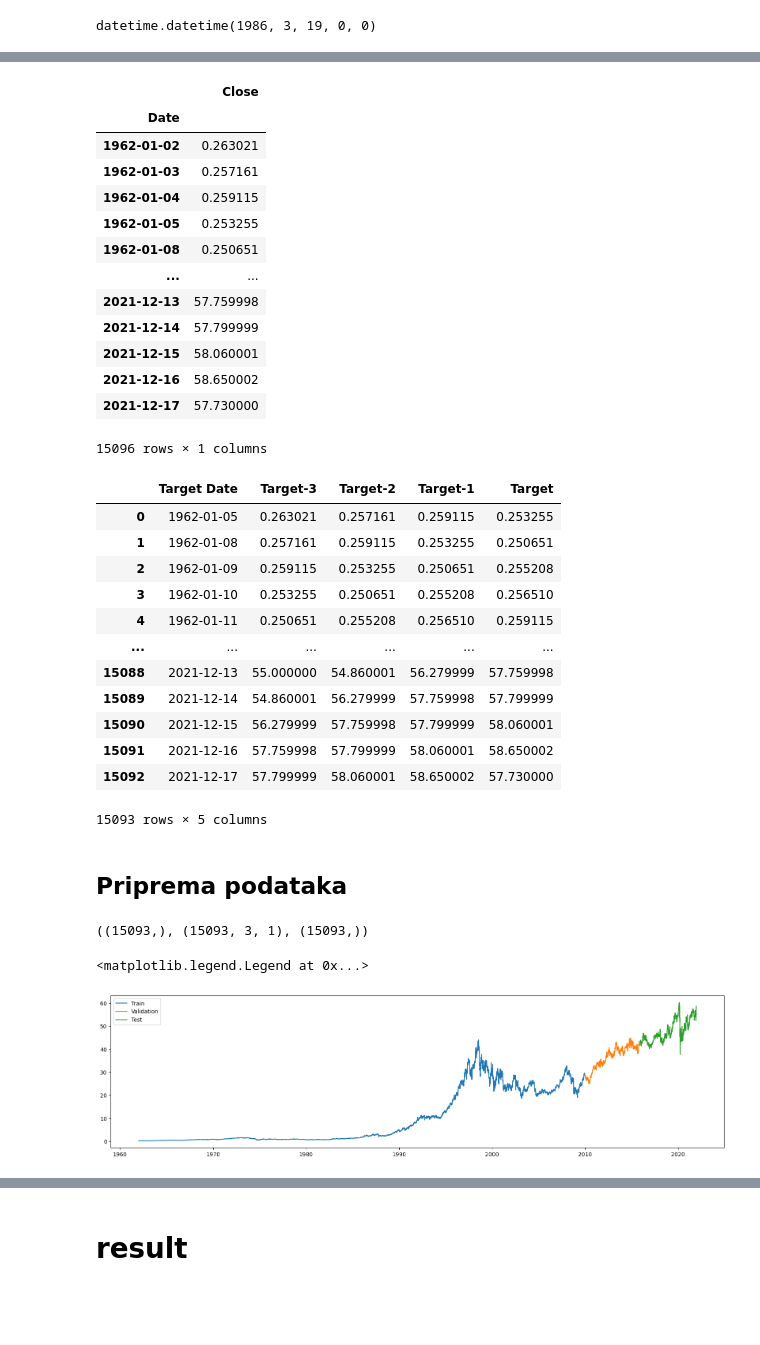
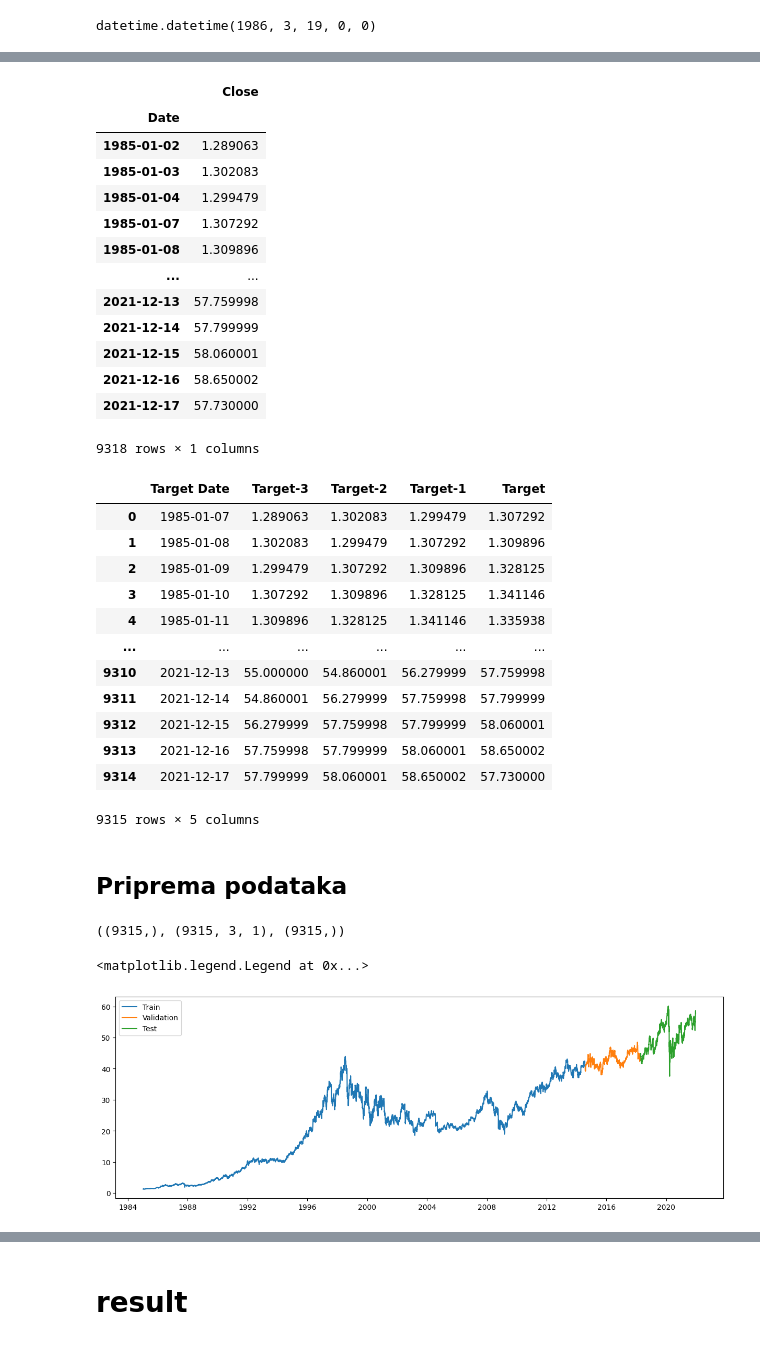
Before and after one commit to milicaj00/ML-Forecasting, a Jupyter notebook: main1 copy 2.ipynb, the cells around one changed output, grey strips where cells are left out. Saved outputs shown, nothing was run; the diff lists cells and outputs as text; code cells hidden in the pictures; blank space fills up the shorter version.

```diff
--- a/main1 copy 2.ipynb
+++ b/main1 copy 2.ipynb
@@ -183,3 +195,5 @@ Podela podataka na train, val i test skup (70%, 20%, 10%).
+# %%
+data = data["1985":]
 # %%
 data = data.drop(columns=['High', 'Low', 'Open', 'Adj Close', 'Volume'])
 # %%
@@ -2020,18 +2148,18 @@ data2
 # %% [output]
 |  | Close |
 | Date |  |
-| 1962-01-02 | 0.263021 |
-| 1962-01-03 | 0.257161 |
-| 1962-01-04 | 0.259115 |
-| 1962-01-05 | 0.253255 |
-| 1962-01-08 | 0.250651 |
+| 1985-01-02 | 1.289063 |
+| 1985-01-03 | 1.302083 |
+| 1985-01-04 | 1.299479 |
+| 1985-01-07 | 1.307292 |
+| 1985-01-08 | 1.309896 |
 | ... | ... |
 | 2021-12-13 | 57.759998 |
 | 2021-12-14 | 57.799999 |
 | 2021-12-15 | 58.060001 |
 | 2021-12-16 | 58.650002 |
 | 2021-12-17 | 57.730000 |
-15096 rows × 1 columns
+9318 rows × 1 columns
 # %%
 def df_to_windowed_df(dataframe, first_date_str, last_date_str, n=3):
   first_date = str_to_datetime(first_date_str)
@@ -2084,27 +2212,24 @@ def df_to_windowed_df(dataframe, first_date_str, last_date_str, n=3):
 
   return ret_df
 
-# Start day second time around: '2021-03-25'
-windowed_df = df_to_windowed_df(data,
-                                '1962-01-05',
-                                '2021-12-17',
-                                n=3)
+
+windowed_df = df_to_windowed_df(data, '1985-01-07', '2021-12-17', n=3)
 
 windowed_df
 # %% [output]
 |  | Target Date | Target-3 | Target-2 | Target-1 | Target |
-| 0 | 1962-01-05 | 0.263021 | 0.257161 | 0.259115 | 0.253255 |
-| 1 | 1962-01-08 | 0.257161 | 0.259115 | 0.253255 | 0.250651 |
-| 2 | 1962-01-09 | 0.259115 | 0.253255 | 0.250651 | 0.255208 |
-| 3 | 1962-01-10 | 0.253255 | 0.250651 | 0.255208 | 0.256510 |
-| 4 | 1962-01-11 | 0.250651 | 0.255208 | 0.256510 | 0.259115 |
+| 0 | 1985-01-07 | 1.289063 | 1.302083 | 1.299479 | 1.307292 |
+| 1 | 1985-01-08 | 1.302083 | 1.299479 | 1.307292 | 1.309896 |
+| 2 | 1985-01-09 | 1.299479 | 1.307292 | 1.309896 | 1.328125 |
+| 3 | 1985-01-10 | 1.307292 | 1.309896 | 1.328125 | 1.341146 |
+| 4 | 1985-01-11 | 1.309896 | 1.328125 | 1.341146 | 1.335938 |
 | ... | ... | ... | ... | ... | ... |
-| 15088 | 2021-12-13 | 55.000000 | 54.860001 | 56.279999 | 57.759998 |
-| 15089 | 2021-12-14 | 54.860001 | 56.279999 | 57.759998 | 57.799999 |
-| 15090 | 2021-12-15 | 56.279999 | 57.759998 | 57.799999 | 58.060001 |
-| 15091 | 2021-12-16 | 57.759998 | 57.799999 | 58.060001 | 58.650002 |
-| 15092 | 2021-12-17 | 57.799999 | 58.060001 | 58.650002 | 57.730000 |
+| 9310 | 2021-12-13 | 55.000000 | 54.860001 | 56.279999 | 57.759998 |
+| 9311 | 2021-12-14 | 54.860001 | 56.279999 | 57.759998 | 57.799999 |
+| 9312 | 2021-12-15 | 56.279999 | 57.759998 | 57.799999 | 58.060001 |
+| 9313 | 2021-12-16 | 57.759998 | 57.799999 | 58.060001 | 58.650002 |
+| 9314 | 2021-12-17 | 57.799999 | 58.060001 | 58.650002 | 57.730000 |
-15093 rows × 5 columns
+9315 rows × 5 columns
 # %% [markdown]
 ## Priprema podataka
 # %%
@@ -2124,7 +2249,7 @@ dates, X, y = windowed_df_to_date_X_y(windowed_df)
 
 dates.shape, X.shape, y.shape
 # %% [output]
-((15093,), (15093, 3, 1), (15093,))
+((9315,), (9315, 3, 1), (9315,))
 # %%
 q_80 = int(len(dates) * .8)
 q_90 = int(len(dates) * .9)
@@ -2133,12 +2258,12 @@ dates_train, X_train_1, y_train_1 = dates[:q_80], X[:q_80], y[:q_80]
 dates_val, X_val_1, y_val_1 = dates[q_80:q_90], X[q_80:q_90], y[q_80:q_90]
 dates_test, X_test_1, y_test_1 = dates[q_90:], X[q_90:], y[q_90:]
 # %%
-plt.figure(figsize=(20,5))
+plt.figure(figsize=(15,5))
 plt.plot(dates_train, y_train_1)
 plt.plot(dates_val, y_val_1)
 plt.plot(dates_test, y_test_1)
 
 plt.legend(['Train', 'Validation', 'Test'])
 # %% [output]
 <matplotlib.legend.Legend at 0x...>
-[figure, old version]
+[figure, new version]
```
Also changed, not shown: parts of 100 cells of this notebook.
